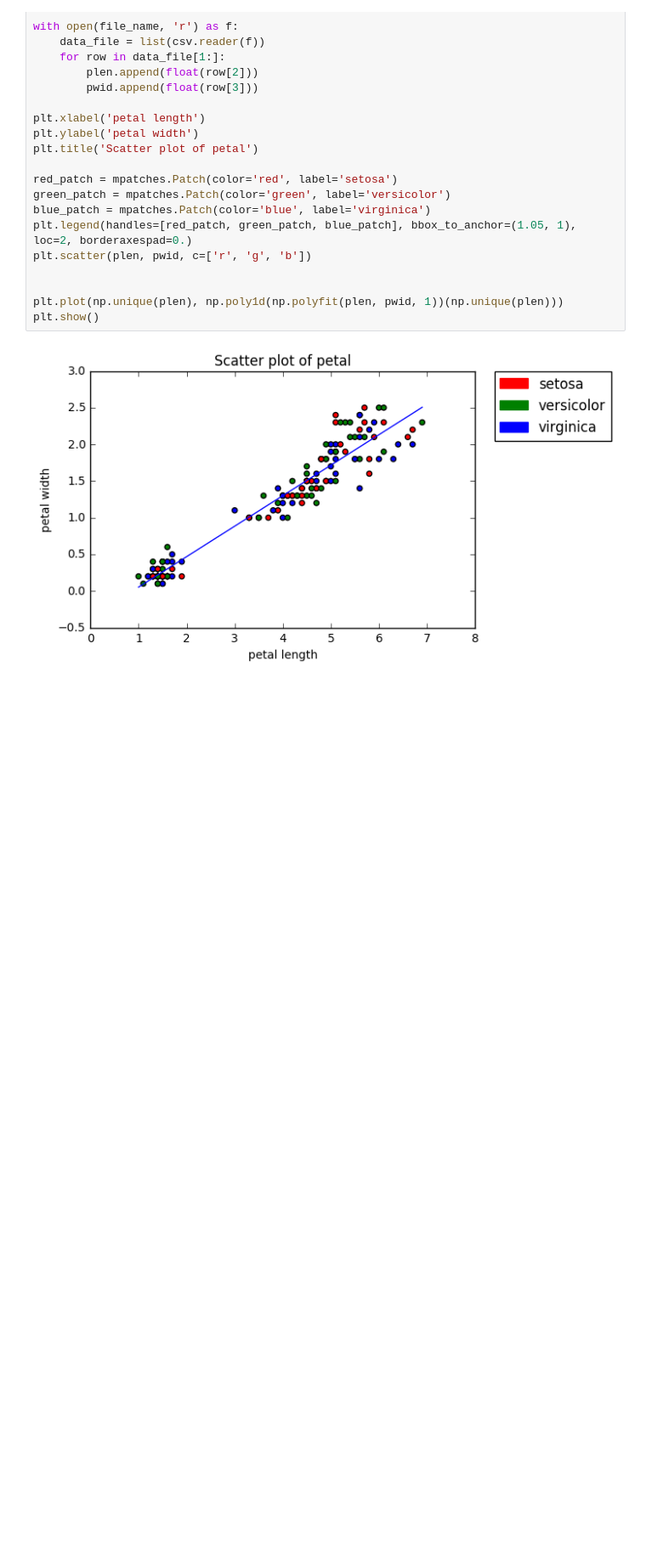
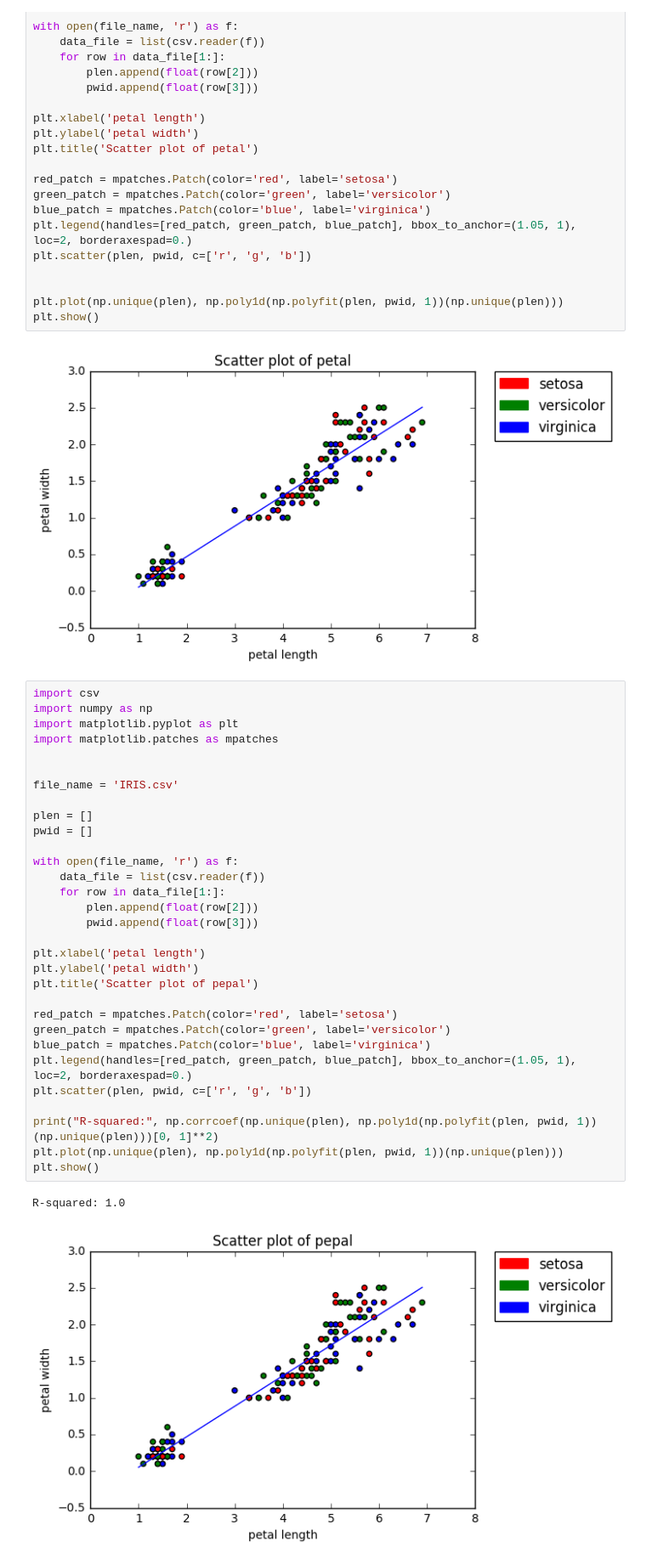
Before and after one commit to vaidaabelkyte/Jupyter-pyplot-and-numpy, a Jupyter notebook: Iris_dataSet.ipynb, the cells around one changed output. Shown: that part at 85% size. Drawn from its saved outputs; the diff is of its cells as text; blank space fills up the shorter version.

```diff
--- a/Iris_dataSet.ipynb
+++ b/Iris_dataSet.ipynb
@@ -64,3 +70,37 @@ plt.plot(np.unique(plen), np.poly1d(np.polyfit(plen, pwid, 1))(np.unique(plen)))
 plt.show()
 # %% [output]
 [figure]
+# %%
+import csv
+import numpy as np
+import matplotlib.pyplot as plt
+import matplotlib.patches as mpatches
+
+
+file_name = 'IRIS.csv'
+
+plen = []
+pwid = []
+
+with open(file_name, 'r') as f:
+    data_file = list(csv.reader(f))
+    for row in data_file[1:]:
+        plen.append(float(row[2]))
+        pwid.append(float(row[3]))
+
+plt.xlabel('petal length')
+plt.ylabel('petal width')
+plt.title('Scatter plot of pepal')
+
+red_patch = mpatches.Patch(color='red', label='setosa')
+green_patch = mpatches.Patch(color='green', label='versicolor')
+blue_patch = mpatches.Patch(color='blue', label='virginica')
+plt.legend(handles=[red_patch, green_patch, blue_patch], bbox_to_anchor=(1.05, 1), loc=2, borderaxespad=0.)
+plt.scatter(plen, pwid, c=['r', 'g', 'b'])
+
+print("R-squared:", np.corrcoef(np.unique(plen), np.poly1d(np.polyfit(plen, pwid, 1))(np.unique(plen)))[0, 1]**2)
+plt.plot(np.unique(plen), np.poly1d(np.polyfit(plen, pwid, 1))(np.unique(plen)))
+plt.show()
+# %% [output]
+R-squared: 1.0
+[figure, added]
```
Also changed, not shown: parts of 1 cell of this notebook.
